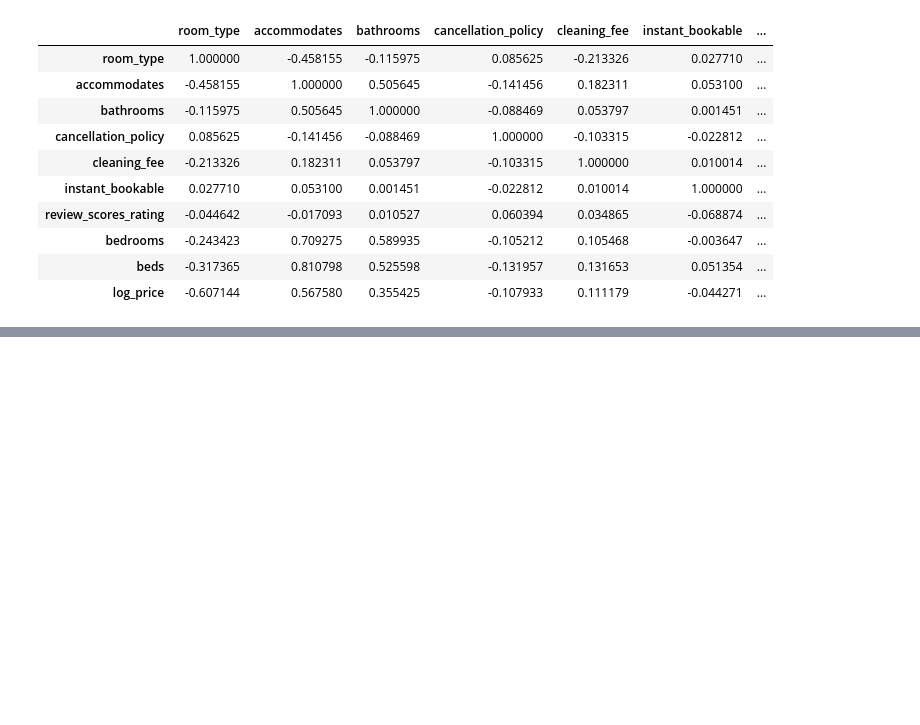
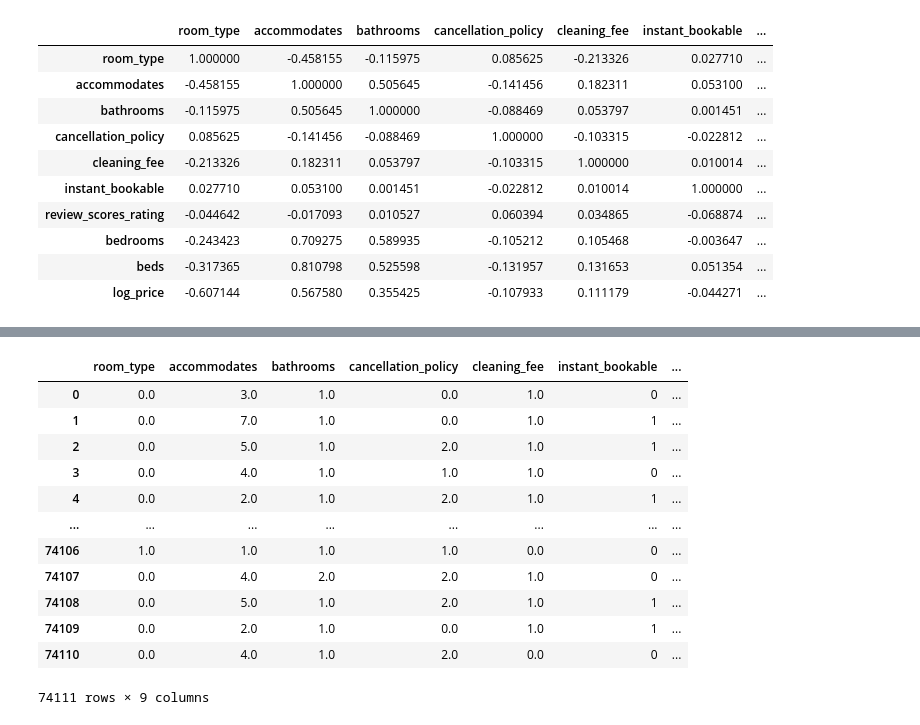
Before and after one commit to pavanbairu/Data-Science, a Jupyter notebook: Machine Learning/Supervised ML/LR/simple_LR.ipynb, the cells around one changed output, grey strips where cells are left out. Drawn from its saved outputs; the diff is of its cells as text; code cells hidden in the pictures; blank space fills up the shorter version.

```diff
--- a/Machine Learning/Supervised ML/LR/simple_LR.ipynb
+++ b/Machine Learning/Supervised ML/LR/simple_LR.ipynb
@@ -190,0 +280,11 @@ df.corr().style.background_gradient(cmap='Blues')
+# %%
+df['room_type'].fillna(df['room_type'].mode()[0], inplace=True)
+# %%
+df['accommodates'].fillna(df['accommodates'].mean(), inplace=True)
+df['bathrooms'].fillna(df['bathrooms'].mean(), inplace=True)
+df['bedrooms'].fillna(df['bedrooms'].mean(), inplace=True)
+df['beds'].fillna(df['beds'].mean(), inplace=True)
+df['review_scores_rating'].fillna(df['review_scores_rating'].mean(), inplace=True)
+
+df['cancellation_policy'].fillna(df['cancellation_policy'].mode()[0], inplace=True)
+df['cleaning_fee'].fillna(df['cleaning_fee'].mode()[0], inplace=True)
@@ -190,0 +323,18 @@ df.corr().style.background_gradient(cmap='Blues')
+# %%
+X = df.drop('log_price', axis=1)
+y = df['log_price']
+X
+# %% [output]
+|  | room_type | accommodates | bathrooms | cancellation_policy | cleaning_fee | instant_bookable | ... |
+| 0 | 0.0 | 3.0 | 1.0 | 0.0 | 1.0 | 0 | ... |
+| 1 | 0.0 | 7.0 | 1.0 | 0.0 | 1.0 | 1 | ... |
+| 2 | 0.0 | 5.0 | 1.0 | 2.0 | 1.0 | 1 | ... |
+| 3 | 0.0 | 4.0 | 1.0 | 1.0 | 1.0 | 0 | ... |
+| 4 | 0.0 | 2.0 | 1.0 | 2.0 | 1.0 | 1 | ... |
+| ... | ... | ... | ... | ... | ... | ... | ... |
+| 74106 | 1.0 | 1.0 | 1.0 | 1.0 | 0.0 | 0 | ... |
+| 74107 | 0.0 | 4.0 | 2.0 | 2.0 | 1.0 | 0 | ... |
+| 74108 | 0.0 | 5.0 | 1.0 | 2.0 | 1.0 | 1 | ... |
+| 74109 | 0.0 | 2.0 | 1.0 | 0.0 | 1.0 | 1 | ... |
+| 74110 | 0.0 | 4.0 | 1.0 | 2.0 | 0.0 | 0 | ... |
+74111 rows × 9 columns
```
Also changed, not shown: parts of 21 cells of this notebook.
